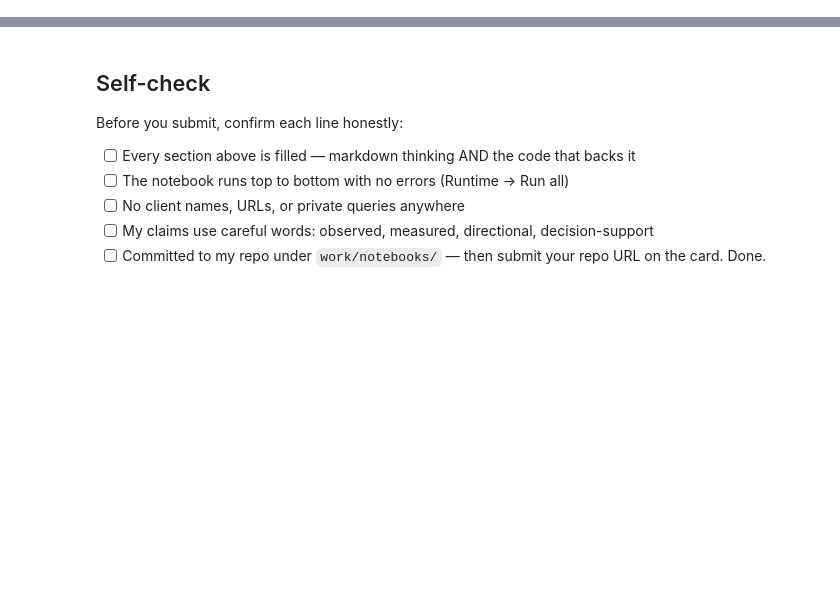
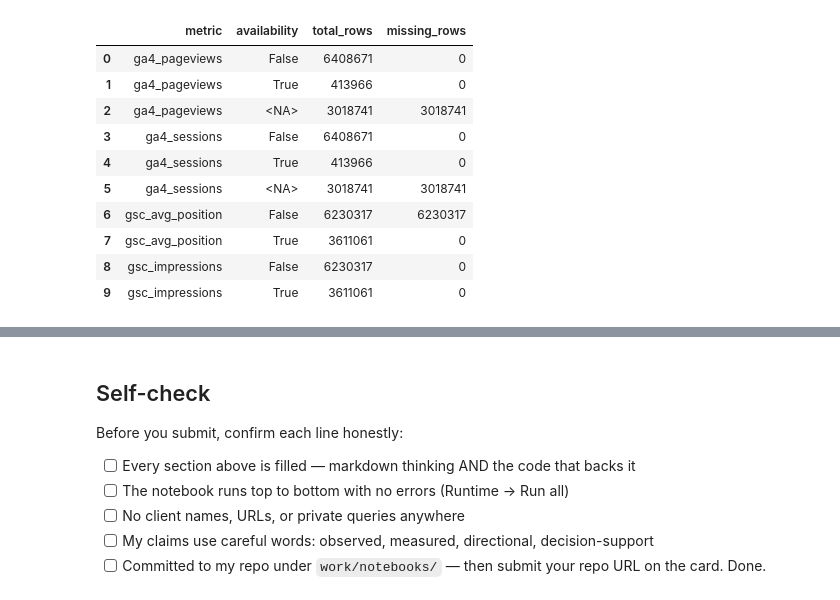
Before and after one commit to MubashshiraKaisar/FlyRank-AI-Tasks, a Jupyter notebook: work/notebooks/w03_data_contract.ipynb, the cells around one changed output, grey strips where cells are left out. Cells and saved outputs as stored; diff of their text form; code cells hidden in the pictures; blank space fills up the shorter version.

```diff
--- a/work/notebooks/w03_data_contract.ipynb
+++ b/work/notebooks/w03_data_contract.ipynb
@@ -36,0 +573,62 @@ This skeleton is yours to fill. Work the sections **in order** — each one has
+# %%
+con.execute(f"""
+    SELECT
+        'gsc_impressions' AS metric,
+        gsc_data_available AS availability,
+        COUNT(*) AS total_rows,
+        COUNT(*) FILTER (
+            WHERE gsc_impressions IS NULL
+        ) AS missing_rows
+    FROM read_parquet('{daily}')
+    GROUP BY gsc_data_available
+
+    UNION ALL
+
+    SELECT
+        'gsc_avg_position',
+        gsc_data_available,
+        COUNT(*),
+        COUNT(*) FILTER (
+            WHERE gsc_avg_position IS NULL
+        )
+    FROM read_parquet('{daily}')
+    GROUP BY gsc_data_available
+
+    UNION ALL
+
+    SELECT
+        'ga4_sessions',
+        ga4_data_available,
+        COUNT(*),
+        COUNT(*) FILTER (
+            WHERE ga4_sessions IS NULL
+        )
+    FROM read_parquet('{daily}')
+    GROUP BY ga4_data_available
+
+    UNION ALL
+
+    SELECT
+        'ga4_pageviews',
+        ga4_data_available,
+        COUNT(*),
+        COUNT(*) FILTER (
+            WHERE ga4_pageviews IS NULL
+        )
+    FROM read_parquet('{daily}')
+    GROUP BY ga4_data_available
+
+    ORDER BY metric, availability
+""").df()
+# %% [output]
+|  | metric | availability | total_rows | missing_rows |
+| 0 | ga4_pageviews | False | 6408671 | 0 |
+| 1 | ga4_pageviews | True | 413966 | 0 |
+| 2 | ga4_pageviews | <NA> | 3018741 | 3018741 |
+| 3 | ga4_sessions | False | 6408671 | 0 |
+| 4 | ga4_sessions | True | 413966 | 0 |
+| 5 | ga4_sessions | <NA> | 3018741 | 3018741 |
+| 6 | gsc_avg_position | False | 6230317 | 6230317 |
+| 7 | gsc_avg_position | True | 3611061 | 0 |
+| 8 | gsc_impressions | False | 6230317 | 0 |
+| 9 | gsc_impressions | True | 3611061 | 0 |
```
Also changed, not shown: parts of 46 cells of this notebook.
